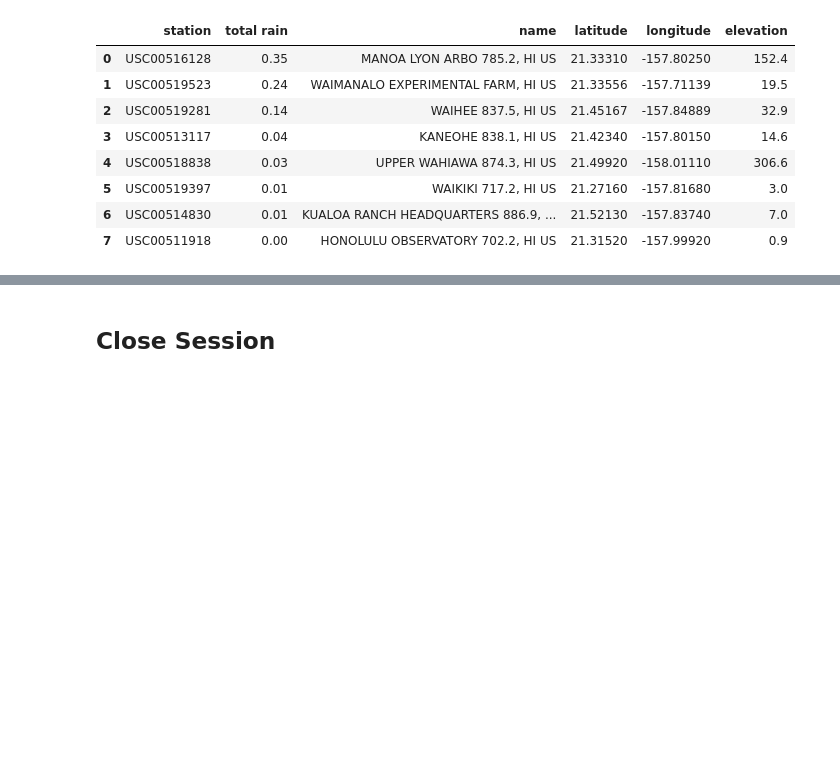
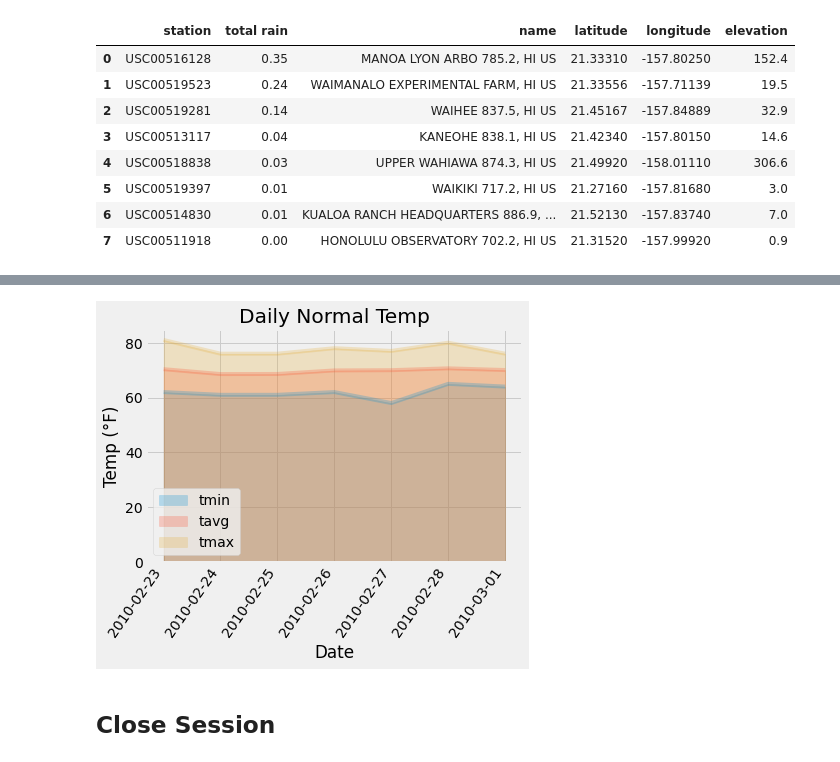
Before and after one commit to rb25s13/climate-flask-app, a Jupyter notebook: temp_analysis_bonus_2_starter.ipynb, the cells around one changed output, grey strips where cells are left out. Cells and saved outputs as stored; diff of their text form; code cells hidden in the pictures; blank space fills up the shorter version.

```diff
--- a/temp_analysis_bonus_2_starter.ipynb
+++ b/temp_analysis_bonus_2_starter.ipynb
@@ -142,12 +142,30 @@ start_date = '2010-02-23'
 end_date = '2010-03-01'
 
 # Use the start and end date to create a range of dates
-dr = session.query(Measurement.date, func.min(Measurement.tobs), func.avg(Measurement.tobs),\
-    func.max(Measurement.tobs)).all()
+vac_week = [d.strftime('%Y-%m-%d') for d in pd.date_range(start_date,end_date)]
+print(vac_week)
+print('\n')
 
 # Strip off the year and save a list of strings in the format %m-%d
-session.query(*dr).filter(func.strftime("%m-%d", Measurement.date)).all()
+day = start_date
+day = dt.strptime(day, "%Y-%m-%d")
+day = day.strftime('%m-%d')
+print(day)
+print('\n')
+
+d_norm = []
+for day in vac_week:
+    day = dt.strptime(day, '%Y-%m-%d')
+    day = day.strftime('%m-%d')
+    d_norm.append(day)
+print(d_norm)
+print('\n')
 
 # Use the `daily_normals` function to calculate the normals for each date string
 # and append the results to a list called `normals`.
+normals=[]
+for norm in d_norm:
+    norm = daily_normals(norm)
+    normals.append(norm)
+print(normals)
 # %% [output]
@@ -155,2 +182,9 @@ InvalidRequestError: SQL expression, column, or mapped entity expected - got '('
 # %%
 # Load the previous query results into a Pandas DataFrame and add the `trip_dates` range as the `date` index
+
+data = [item[0] for item in normals]
+print(data)
+s_info_df = pd.DataFrame(data, columns=['tmin', 'tavg', 'tmax'])
+s_info_df['date'] = vac_week
+s_info_df.set_index('date', inplace=True)
+s_info_df
@@ -159,3 +202,15 @@ InvalidRequestError: SQL expression, column, or mapped entity expected - got '('
+# %%
+# Plot the daily normals as an area plot with `stacked=False`
+ax = s_info_df.plot.area(stacked=False, alpha=0.25, figsize=(6,4))
+plt.title("Daily Normal Temp")
+# tickvalues = np.arange(0,len(s_info_df), step=1)
+plt.xlabel("Date")
+plt.xticks(rotation=55, ha='right')
+# plt.xlim([0,6])
+plt.ylabel("Temp (°F)")
+plt.show()
+# %% [output]
+[figure, added]
 # %% [markdown]
 ## Close Session
 # %%
```
Also changed, not shown: parts of 6 cells of this notebook, 2 other files.
